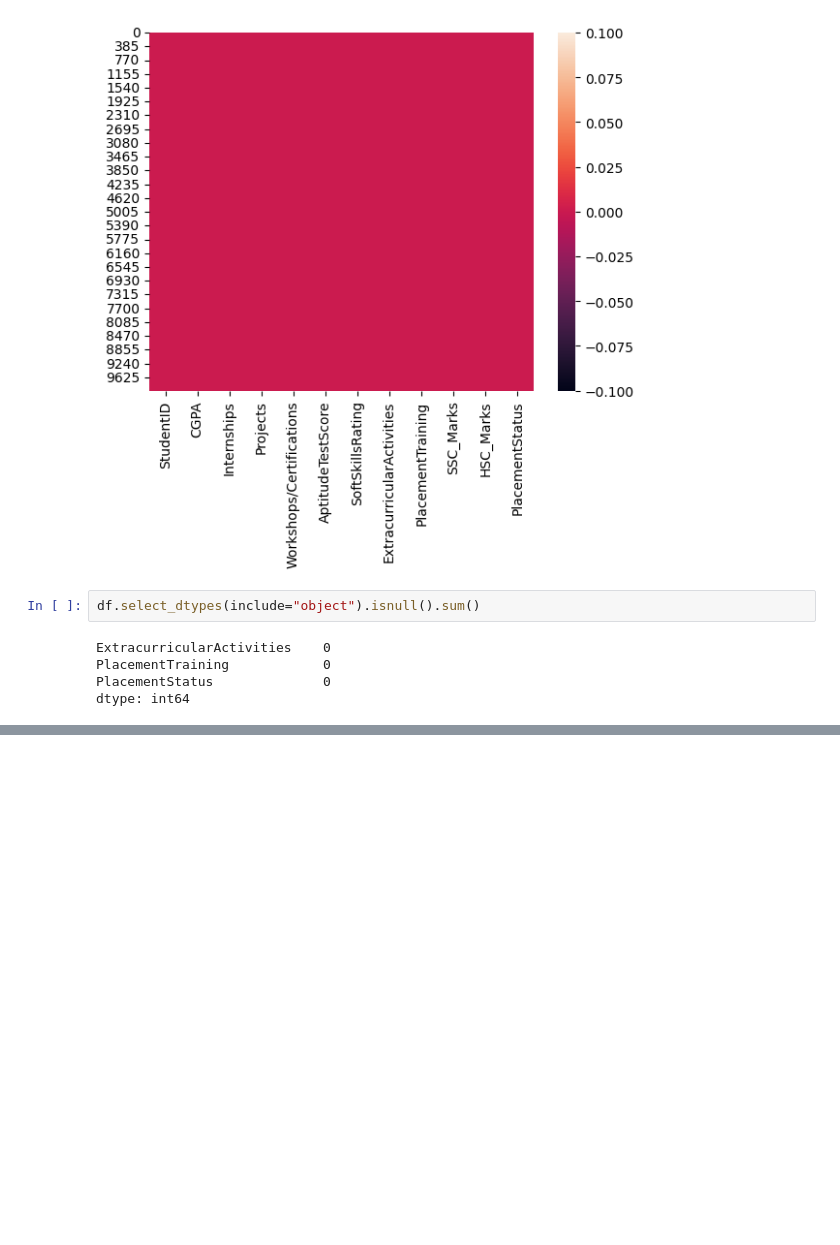
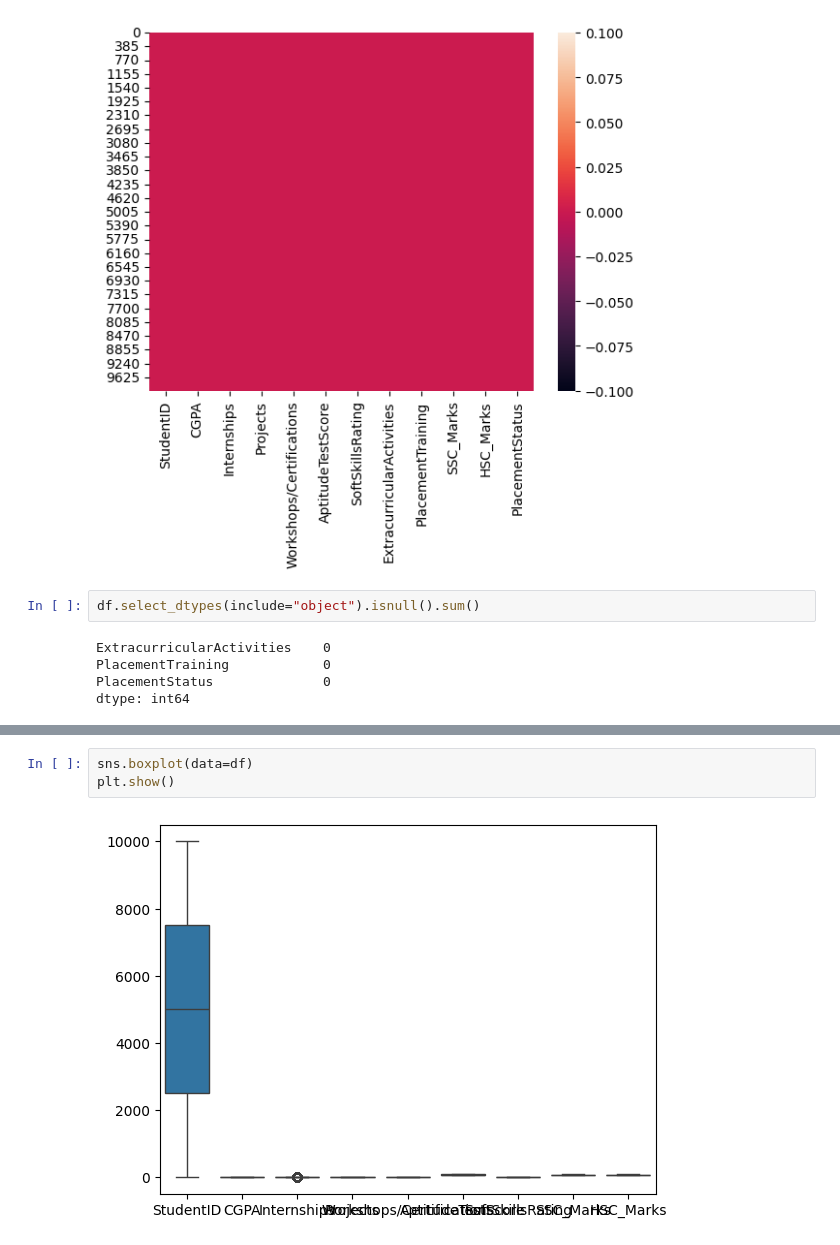
Before and after one commit to AftabQuant/Machine-Learning-Chronicles, a Jupyter notebook: Machine Learning Practice/Data Cleaning/Placement Data .ipynb, the cells around one changed output, grey strips where cells are left out. Drawn from its saved outputs; the diff is of its cells as text; blank space fills up the shorter version.

```diff
--- a/Machine Learning Practice/Data Cleaning/Placement Data .ipynb
+++ b/Machine Learning Practice/Data Cleaning/Placement Data .ipynb
@@ -64,0 +77,5 @@ dtype: int64
+# %%
+sns.boxplot(data=df)
+plt.show()
+# %% [output]
+[figure, added]
```
Also changed, not shown: parts of 2 cells of this notebook, 1 other file.
